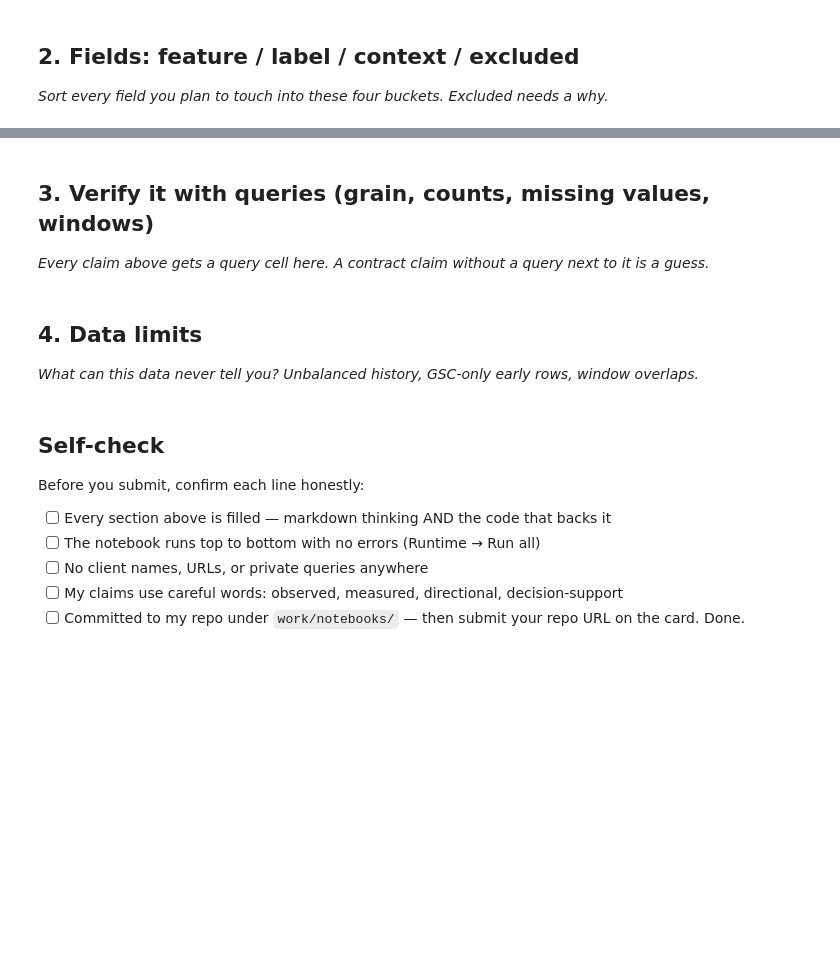
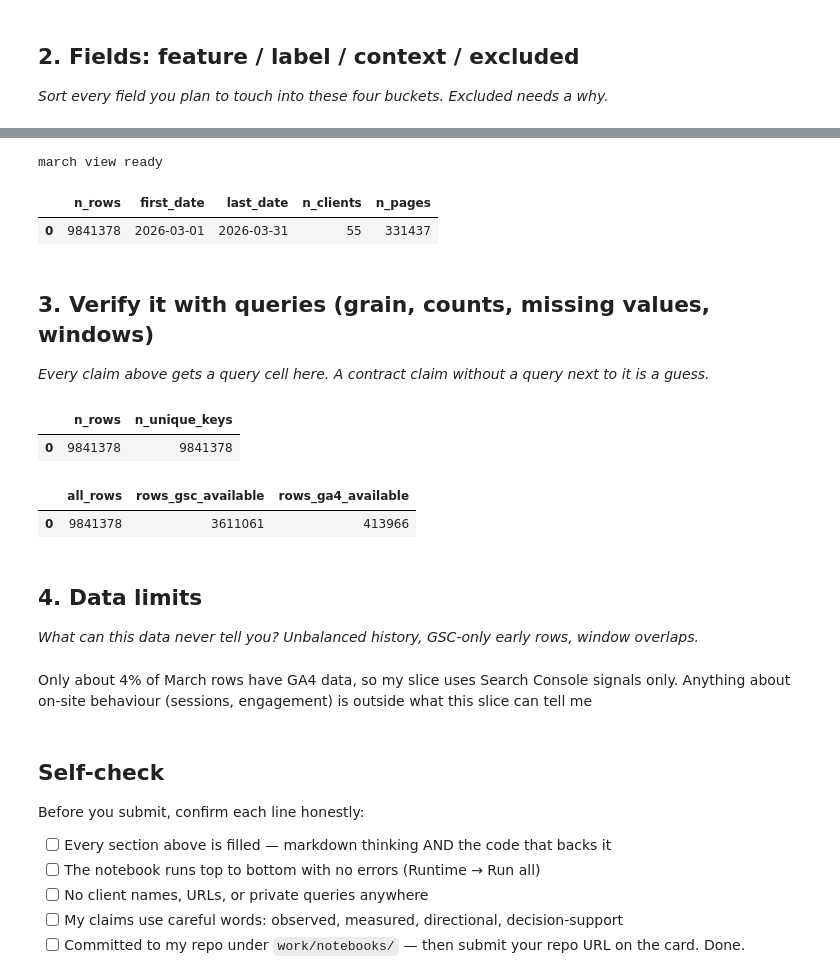
Before and after one commit to iankitthakur/flyrank-ml-internship, a Jupyter notebook: work/notebooks/w03_data_contract.ipynb, the cells around one changed output, grey strips where cells are left out. Drawn from its saved outputs; the diff is of its cells as text; code cells hidden in the pictures; blank space fills up the shorter version.

```diff
--- a/work/notebooks/w03_data_contract.ipynb
+++ b/work/notebooks/w03_data_contract.ipynb
@@ -23,3 +83,24 @@ This skeleton is yours to fill. Work the sections **in order** — each one has
+# %%
+con.execute(f"""
+CREATE OR REPLACE VIEW march AS
+SELECT * FROM read_parquet('{rel}/fact_content_daily_performance/month=2026-03/*.parquet')
+""")
+print("march view ready")
+# %% [output]
+march view ready
+# %%
+con.sql("""
+SELECT
+  COUNT(*) AS n_rows,
+  MIN(report_date) AS first_date,
+  MAX(report_date) AS last_date,
+  COUNT(DISTINCT client_hash_id) AS n_clients,
+  COUNT(DISTINCT content_hash_id) AS n_pages
+FROM march
+""").df()
+# %% [output]
+|  | n_rows | first_date | last_date | n_clients | n_pages |
+| 0 | 9841378 | 2026-03-01 | 2026-03-31 | 55 | 331437 |
 # %% [markdown]
 ## 3. Verify it with queries (grain, counts, missing values, windows)
 
@@ -27,6 +108,27 @@ This skeleton is yours to fill. Work the sections **in order** — each one has
 # %%
 # This cell is for CODE (numbers, a query, a check).
 # Write your text answer in the cell ABOVE this one — typing sentences here breaks Run All.
+# %%
+con.sql("""
+SELECT
+  COUNT(*) AS n_rows,
+  (SELECT COUNT(*) FROM (SELECT DISTINCT report_date, client_hash_id, content_hash_id FROM march)) AS n_unique_keys
+FROM march
+""").df()
+# %% [output]
+|  | n_rows | n_unique_keys |
+| 0 | 9841378 | 9841378 |
+# %%
+con.sql("""
+SELECT
+  COUNT(*) AS all_rows,
+  COUNT(*) FILTER (WHERE gsc_data_available IS TRUE) AS rows_gsc_available,
+  COUNT(*) FILTER (WHERE ga4_data_available IS TRUE) AS rows_ga4_available
+FROM march
+""").df()
+# %% [output]
+|  | all_rows | rows_gsc_available | rows_ga4_available |
+| 0 | 9841378 | 3611061 | 413966 |
 # %% [markdown]
 ## 4. Data limits
 
@@ -34,6 +136,8 @@ This skeleton is yours to fill. Work the sections **in order** — each one has
 # %%
 # This cell is for CODE (numbers, a query, a check).
 # Write your text answer in the cell ABOVE this one — typing sentences here breaks Run All.
+# %% [markdown]
+Only about 4% of March rows have GA4 data, so my slice uses Search Console signals only. Anything about on-site behaviour (sessions, engagement) is outside what this slice can tell me
 # %% [markdown]
 ## Self-check
 
```
Also changed, not shown: parts of 3 cells of this notebook.
